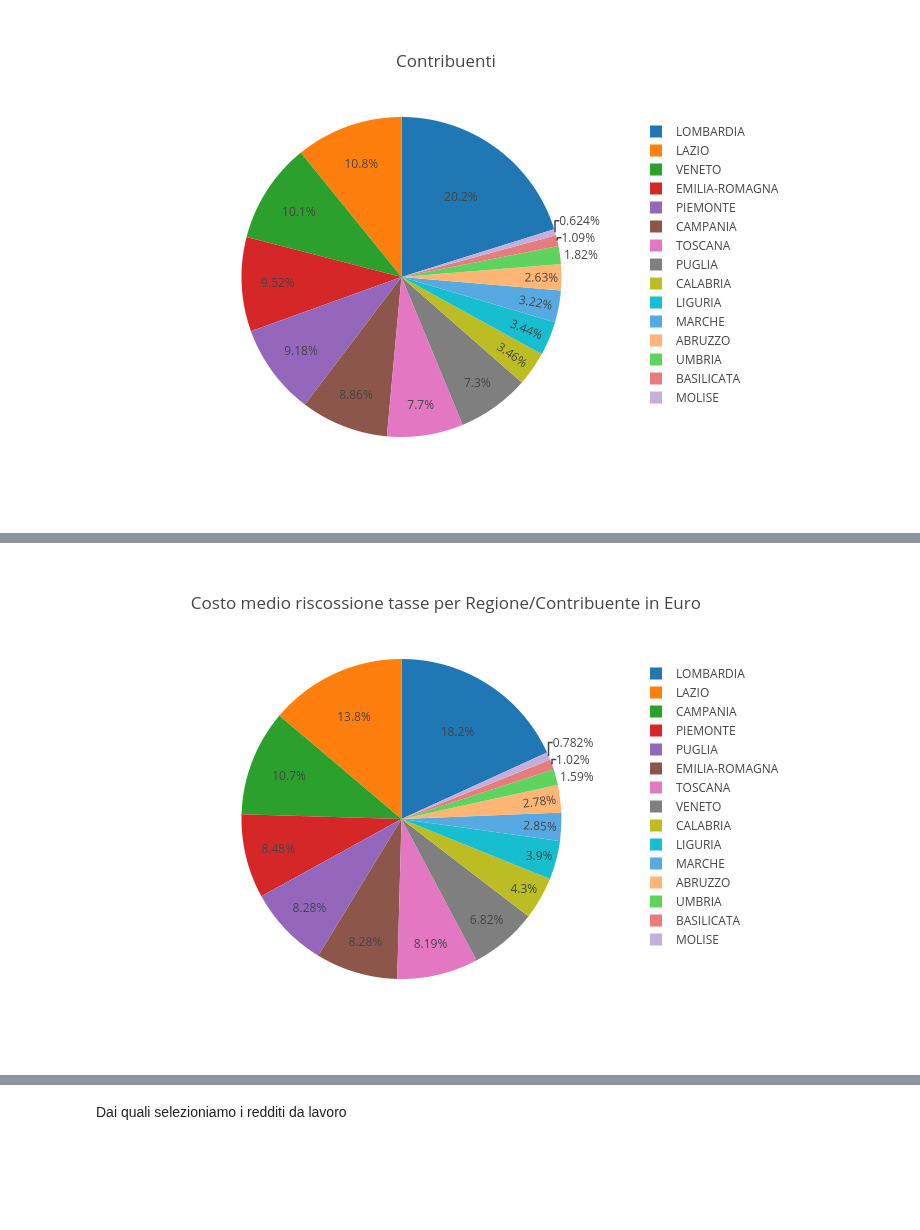
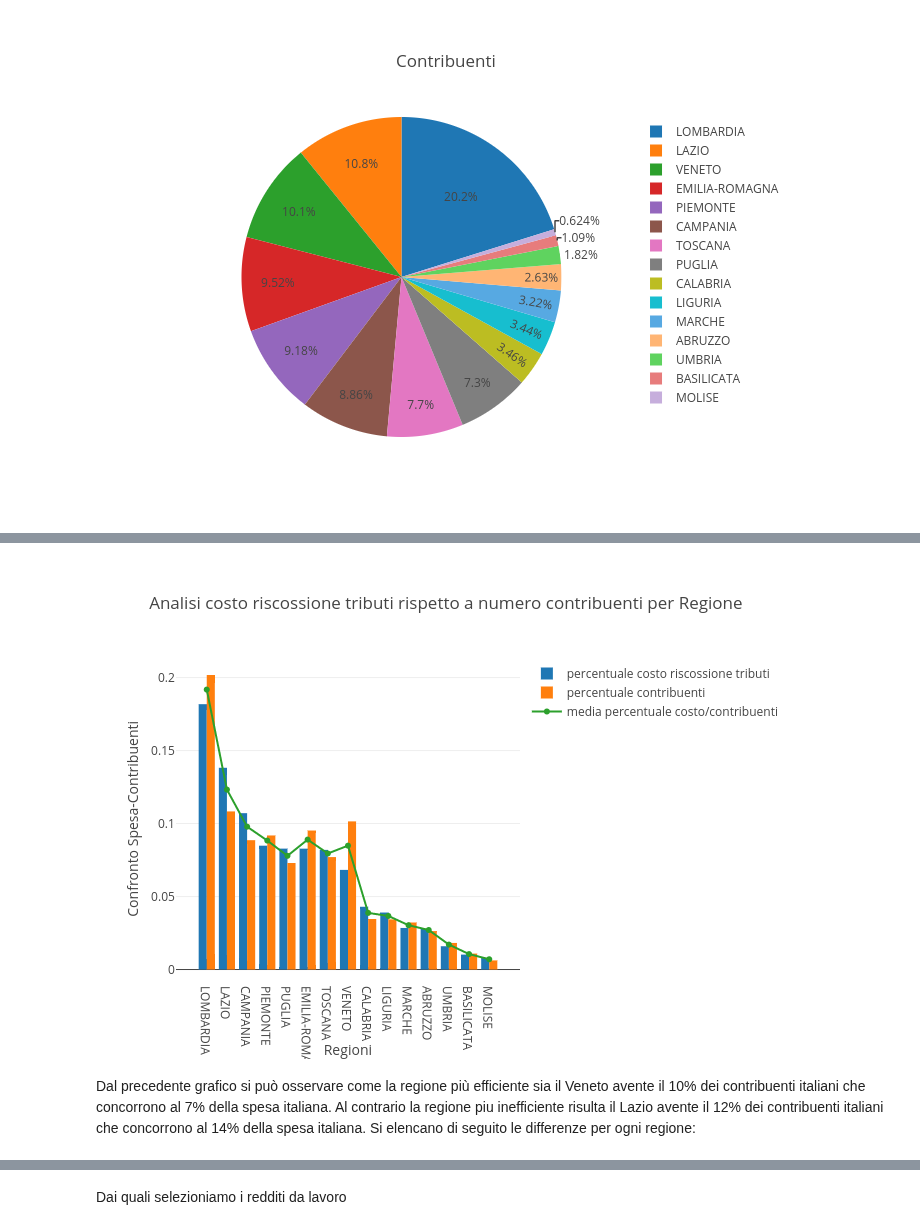
Before and after one commit to teamdigitale/daf-data-science, a Jupyter notebook: opencivitas/analisi riscossione tributiFab.ipynb, the cells around one changed output, grey strips where cells are left out. Cells and saved outputs as stored; diff of their text form; code cells hidden in the pictures; blank space fills up the shorter version.

```diff
--- a/opencivitas/analisi riscossione tributiFab.ipynb
+++ b/opencivitas/analisi riscossione tributiFab.ipynb
@@ -166,35 +183,46 @@ display(x,y,z,w)
 [figure]
 [figure]
 # %%
-sum_costo_medio = df_regione[fattore].sum()
-sum_numero_contribuenti = df_regione[tot_contribuenti].sum()
-df_regione.loc[:, fattore] /= sum_costo_medio
-df_regione.loc[:, tot_contribuenti] /= sum_numero_contribuenti
+df_regione2 = df_regione
+sum_costo_medio = df_regione2[fattore].sum()
+sum_numero_contribuenti = df_regione2[tot_contribuenti].sum()
+df_regione2.loc[:, fattore] /= sum_costo_medio
+df_regione2.loc[:, tot_contribuenti] /= sum_numero_contribuenti
 
-data = [go.Bar(x=df_regione.index, y=df_regione[fattore], name = 'percentuale spesa'),
-        go.Bar(x=df_regione.index, y=df_regione[tot_contribuenti], name = 'percentuale contribuenti')
+df_regione2 = df_regione2.sort_values(fattore, ascending=False)
+
+
+#df_regione2 = df_regione2.sort_values(fattore, ascending=False)
+media = (df_regione2[fattore] + df_regione2[tot_contribuenti]) / 2
+
+data = [go.Bar(x=df_regione2.index, y=df_regione2[fattore], name = 'percentuale costo riscossione tributi'),
+        go.Bar(x=df_regione2.index, y=df_regione2[tot_contribuenti], name = 'percentuale contribuenti'),
+        go.Scatter(x=df_regione2.index, y=media, name = 'media percentuale costo/contribuenti')
            ]
 
 layout_bar_contribuenti_spesa = go.Layout(
-    title='Numero Totale Contribuenti per Regione',
+    title='Analisi costo riscossione tributi rispetto a numero contribuenti per Regione',
     xaxis=dict(
         title='Regioni',
     ),
     yaxis=dict(
         title='Confronto Spesa-Contribuenti',
     )
 )
 
 fig_bar_spesa_contribuenti = go.Figure(data=data, layout=layout_bar_contribuenti_spesa)
 
 py.iplot(fig_bar_spesa_contribuenti)
 
 fig_bar_spesa_contribuenti_path = 'imgs/spesa_contribuenti_regione_bar.png'
 
-py_on.image.save_as(fig_pie, filename=fig_bar_spesa_contribuenti_path)
+py_on.image.save_as(fig_bar_spesa_contribuenti, filename=fig_bar_spesa_contribuenti_path)
 
 i = Image(fig_bar_spesa_contribuenti_path)
 display(i)
 # %% [output]
 [interactive output not drawn]
-[figure, old version]
+[figure, new version]
+# %% [markdown]
+Dal precedente grafico si può osservare come la regione più efficiente sia il Veneto avente il 10% dei contribuenti italiani che concorrono al 7% della spesa italiana. Al contrario la regione piu inefficiente risulta il Lazio avente il 12% dei contribuenti italiani che concorrono al 14% della spesa italiana.
+Si elencano di seguito le differenze per ogni regione:
```
Also changed, not shown: parts of 29 cells of this notebook.
